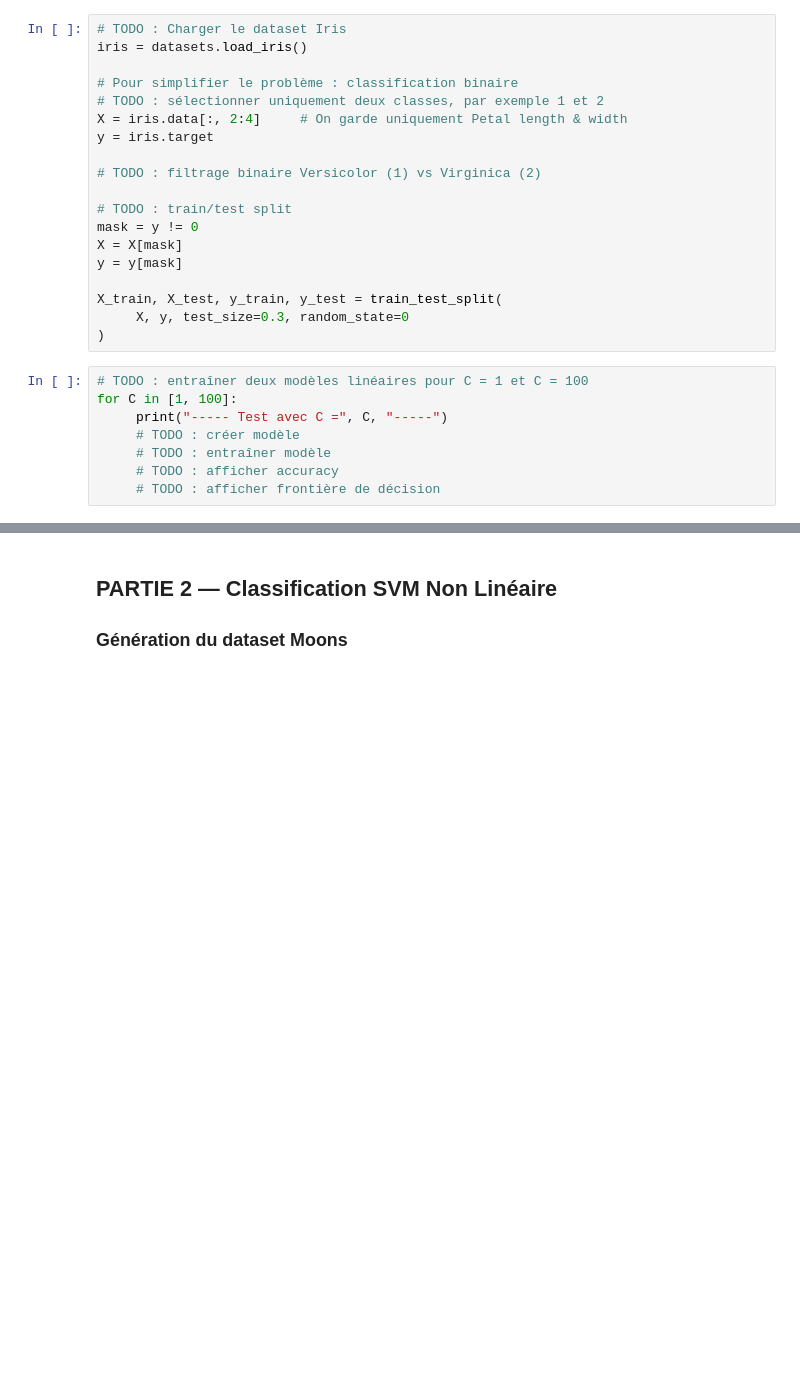
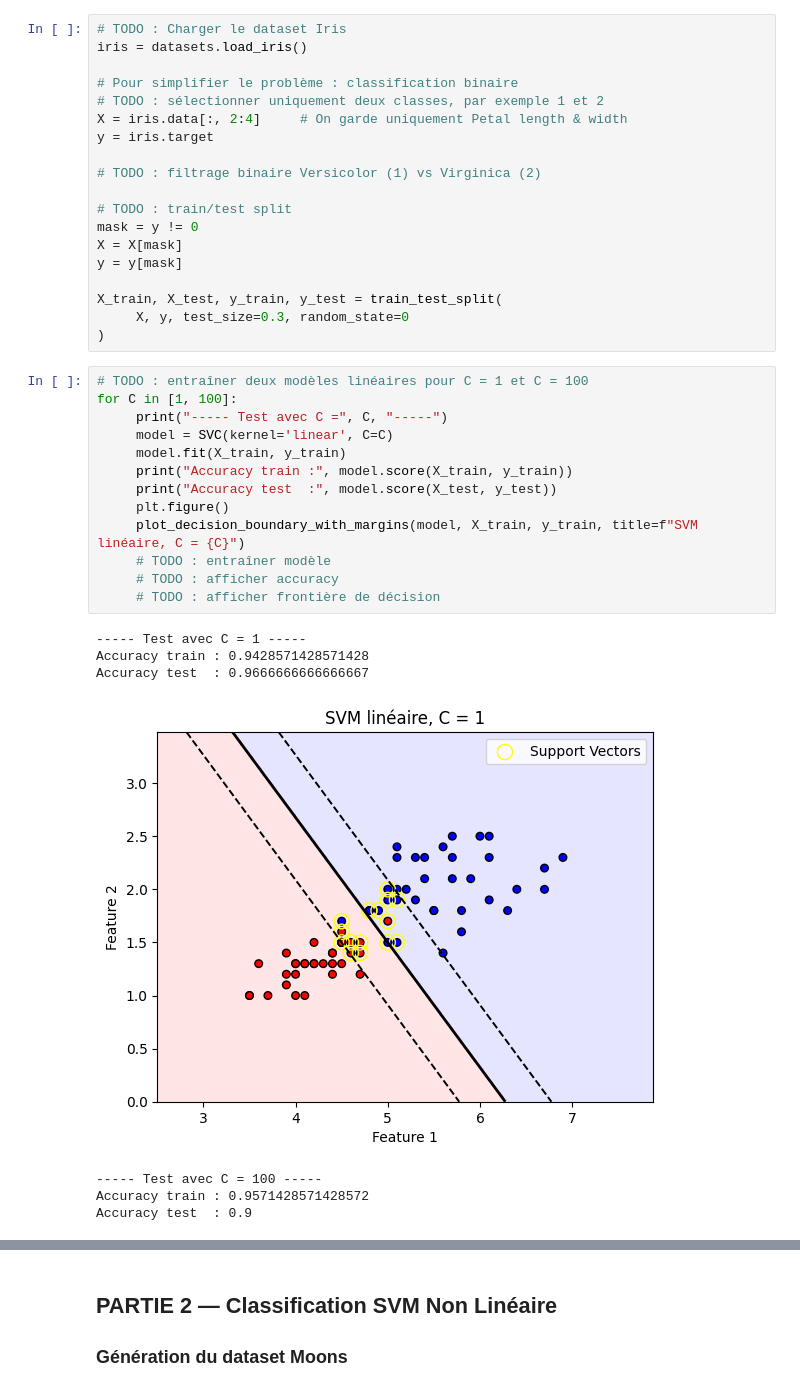
Before and after one commit to dalil2005/CSE-4-S1-TD-TP, a Jupyter notebook: machine learning/lab_svm.ipynb, the cells around one changed output, grey strips where cells are left out. Cells and saved outputs as stored; diff of their text form; blank space fills up the shorter version.

```diff
--- a/machine learning/lab_svm.ipynb
+++ b/machine learning/lab_svm.ipynb
@@ -93,8 +93,21 @@ X_train, X_test, y_train, y_test = train_test_split(
 # %%
 # TODO : entraîner deux modèles linéaires pour C = 1 et C = 100
 for C in [1, 100]:
      print("----- Test avec C =", C, "-----")
-     # TODO : créer modèle
+     model = SVC(kernel='linear', C=C)
+     model.fit(X_train, y_train)
+     print("Accuracy train :", model.score(X_train, y_train))
+     print("Accuracy test  :", model.score(X_test, y_test))
+     plt.figure()
+     plot_decision_boundary_with_margins(model, X_train, y_train, title=f"SVM linéaire, C = {C}")
      # TODO : entraîner modèle
      # TODO : afficher accuracy
      # TODO : afficher frontière de décision
+# %% [output]
+----- Test avec C = 1 -----
+Accuracy train : 0.9428571428571428
+Accuracy test  : 0.9666666666666667
+[figure, added]
+----- Test avec C = 100 -----
+Accuracy train : 0.9571428571428572
+Accuracy test  : 0.9
```
Also changed, not shown: parts of 4 cells of this notebook, 4 other files.
